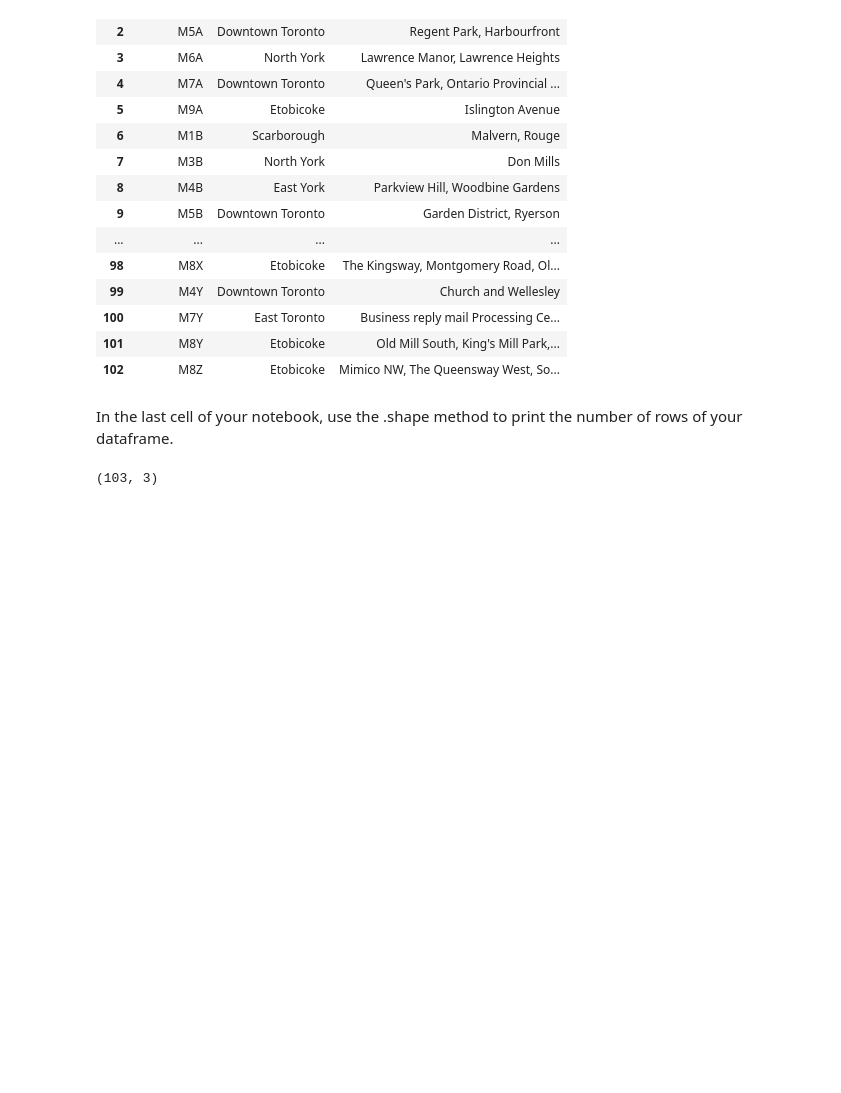
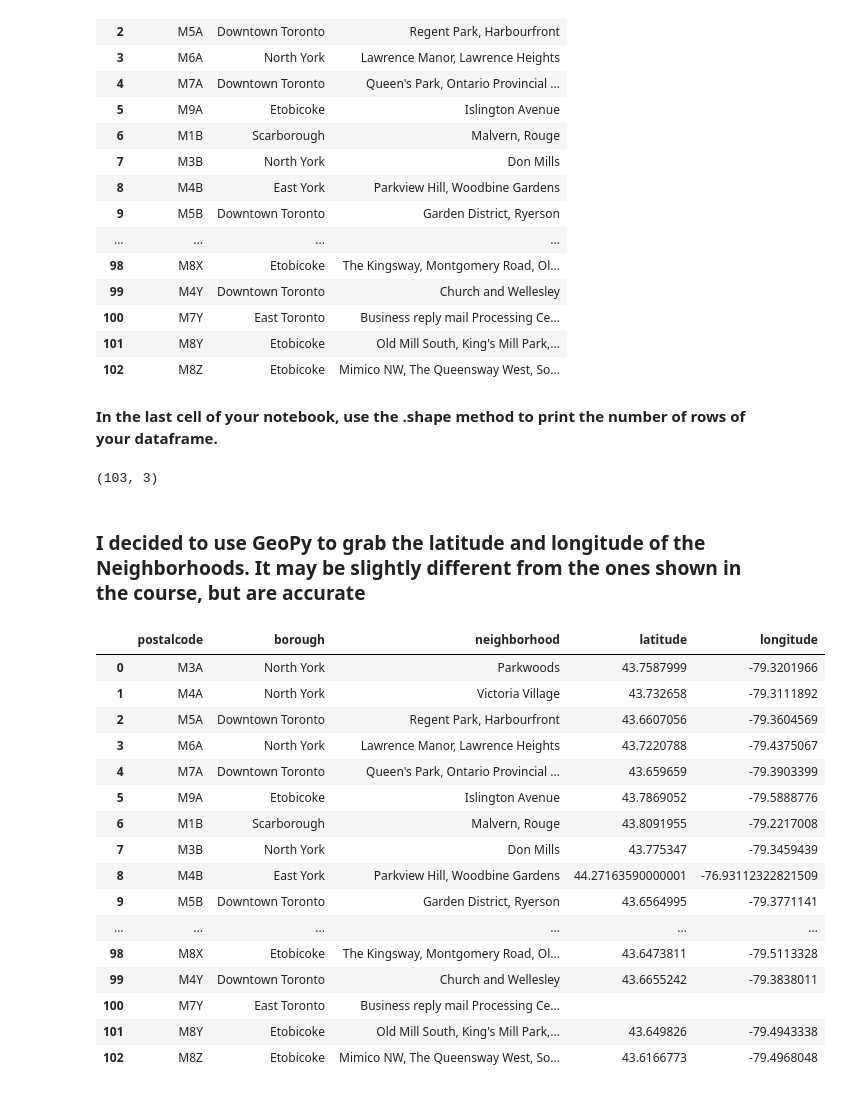
Before and after one commit to oborges/Coursera_Capstone, a Jupyter notebook: Capstone Notebook.ipynb, the cells around one changed output. Saved outputs shown, nothing was run; the diff lists cells and outputs as text; code cells hidden in the pictures; blank space fills up the shorter version.

```diff
--- a/Capstone Notebook.ipynb
+++ b/Capstone Notebook.ipynb
@@ -76,23 +76,23 @@ for row in rows:
     data.append([ele for ele in cols])
 
 #convert list to Pandas Dataframe
-df_toronto = pd.DataFrame(data)
+df_canada = pd.DataFrame(data)
 #remove first line of the dataframe, which contains no data
-df_toronto = df_toronto.iloc[1:]
+df_canada = df_canada.iloc[1:]
 #rename columns
-df_toronto.columns = ['postalcode','borough','neighborhood']
+df_canada.columns = ['postalcode','borough','neighborhood']
 
 
 #create new dataframe with only lines containing borough
-filter = df_toronto["borough"] != "Not assigned"
-df_toronto = df_toronto[filter]
+filter = df_canada["borough"] != "Not assigned"
+df_canada = df_canada[filter]
 
 #rebuild index
-df_toronto.reset_index(drop=True, inplace=True)
+df_canada.reset_index(drop=True, inplace=True)
 
 
 #list df
-df_toronto
+df_canada
 # %% [output]
 |  | postalcode | borough | neighborhood |
 | 0 | M3A | North York | Parkwoods |
@@ -112,5 +112,5 @@ df_toronto
 | 101 | M8Y | Etobicoke | Old Mill South, King's Mill Park,... |
 | 102 | M8Z | Etobicoke | Mimico NW, The Queensway West, So... |
 # %% [markdown]
-In the last cell of your notebook, use the .shape method to print the number of rows of your dataframe.
+**In the last cell of your notebook, use the .shape method to print the number of rows of your dataframe.**
 # %%
@@ -118,2 +118,47 @@ df_toronto.shape
 # %% [output]
 (103, 3)
+# %% [markdown]
+### I decided to use GeoPy to grab the latitude and longitude of the Neighborhoods. It may be slightly different from the ones shown in the course, but are accurate
+# %%
+from geopy.geocoders import Nominatim
+geolocator = Nominatim(user_agent="Coursera_DataScience_Olavo_Borges_Capstone_Project")
+
+df_canada["latitude"] = ""
+df_canada["longitude"] = ""
+
+df_canada.head(2)
+#iterate over the dataframe to get the latitude and longitude
+for i, row in df_canada.iterrows():
+
+#    df_canada["neighborhood"][i].split(',')[0] = split the string of the neighborhood and gets only everything before a coma ",",
+#      otherwise I saw geopy can return blank
+    location = geolocator.geocode(df_canada["neighborhood"][i].split(',')[0] + ", Canada")
+
+# try to get the location. If it fails, print blank
+    try:
+        df_canada["latitude"][i] = str(location.latitude)
+        df_canada["longitude"][i] = str(location.longitude)
+    except:
+        df_canada["latitude"][i] = ""
+        df_canada["longitude"][i] = ""
+# %%
+#show the dataframe to check if everything is right
+df_canada
+# %% [output]
+|  | postalcode | borough | neighborhood | latitude | longitude |
+| 0 | M3A | North York | Parkwoods | 43.7587999 | -79.3201966 |
+| 1 | M4A | North York | Victoria Village | 43.732658 | -79.3111892 |
+| 2 | M5A | Downtown Toronto | Regent Park, Harbourfront | 43.6607056 | -79.3604569 |
+| 3 | M6A | North York | Lawrence Manor, Lawrence Heights | 43.7220788 | -79.4375067 |
+| 4 | M7A | Downtown Toronto | Queen's Park, Ontario Provincial ... | 43.659659 | -79.3903399 |
+| 5 | M9A | Etobicoke | Islington Avenue | 43.7869052 | -79.5888776 |
+| 6 | M1B | Scarborough | Malvern, Rouge | 43.8091955 | -79.2217008 |
+| 7 | M3B | North York | Don Mills | 43.775347 | -79.3459439 |
+| 8 | M4B | East York | Parkview Hill, Woodbine Gardens | 44.27163590000001 | -76.93112322821509 |
+| 9 | M5B | Downtown Toronto | Garden District, Ryerson | 43.6564995 | -79.3771141 |
+| ... | ... | ... | ... | ... | ... |
+| 98 | M8X | Etobicoke | The Kingsway, Montgomery Road, Ol... | 43.6473811 | -79.5113328 |
+| 99 | M4Y | Downtown Toronto | Church and Wellesley | 43.6655242 | -79.3838011 |
+| 100 | M7Y | East Toronto | Business reply mail Processing Ce... |  |  |
+| 101 | M8Y | Etobicoke | Old Mill South, King's Mill Park,... | 43.649826 | -79.4943338 |
+| 102 | M8Z | Etobicoke | Mimico NW, The Queensway West, So... | 43.6166773 | -79.4968048 |
```
Also changed, not shown: parts of 7 cells of this notebook.
